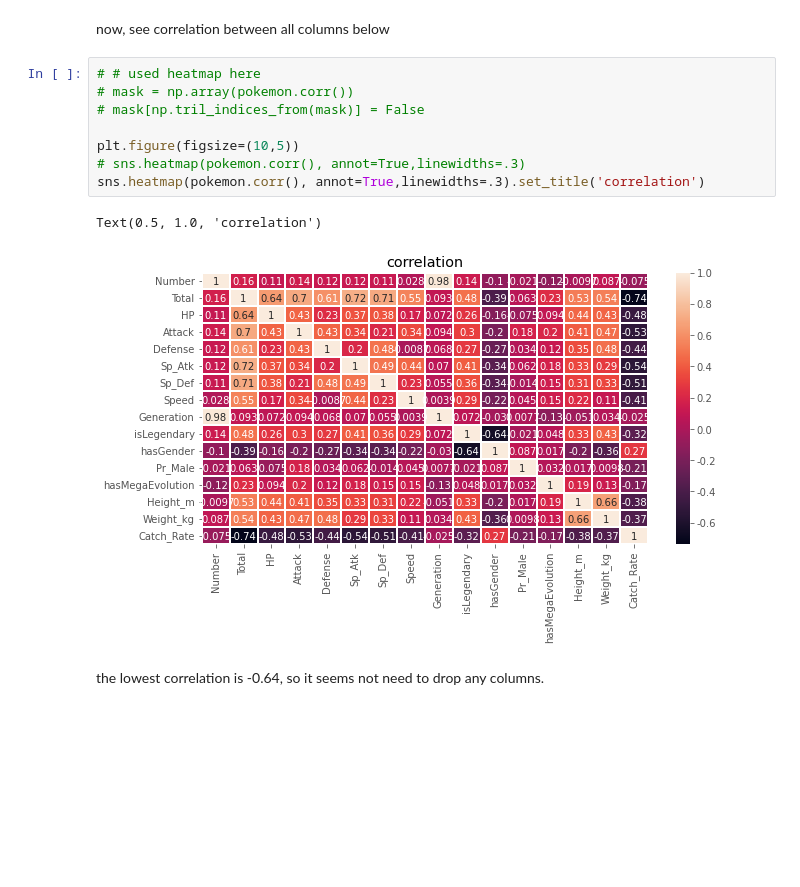
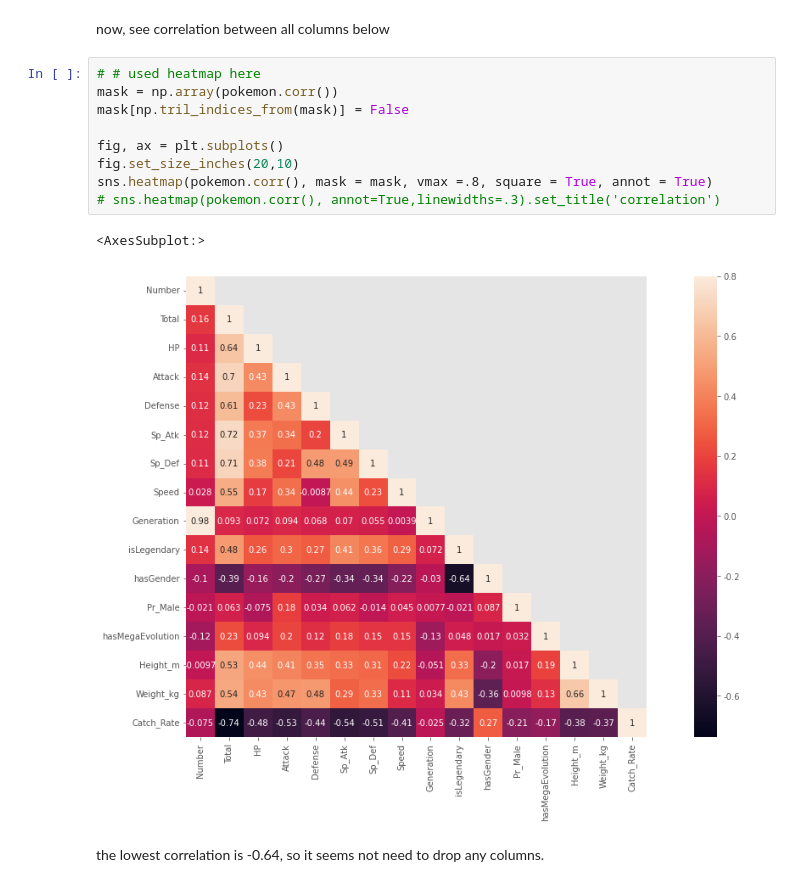
Before and after one commit to MarsSeo/kaggle, a Jupyter notebook: pokemon-data-visualization-is-or-not-legendary.ipynb, the cells around one changed output. Saved outputs shown, nothing was run; the diff lists cells and outputs as text; blank space fills up the shorter version.

Commit message:
Kaggle Notebook | 💥data analysis on pokemon data(is or not legend) | Version 16

```diff
--- a/pokemon-data-visualization-is-or-not-legendary.ipynb
+++ b/pokemon-data-visualization-is-or-not-legendary.ipynb
@@ -125,15 +125,16 @@ pokemon = pokemon.drop(['Type_2', 'Egg_Group_2'],axis=1)
 now, see correlation between all columns below
 # %%
 # # used heatmap here
-# mask = np.array(pokemon.corr())
-# mask[np.tril_indices_from(mask)] = False
+mask = np.array(pokemon.corr())
+mask[np.tril_indices_from(mask)] = False
 
-plt.figure(figsize=(10,5))
-# sns.heatmap(pokemon.corr(), annot=True,linewidths=.3)
-sns.heatmap(pokemon.corr(), annot=True,linewidths=.3).set_title('correlation')
+fig, ax = plt.subplots()
+fig.set_size_inches(20,10)
+sns.heatmap(pokemon.corr(), mask = mask, vmax =.8, square = True, annot = True)
+# sns.heatmap(pokemon.corr(), annot=True,linewidths=.3).set_title('correlation')
 # %% [output]
-Text(0.5, 1.0, 'correlation')
+<AxesSubplot:>
-[figure, old version]
+[figure, new version]
 # %% [markdown]
 the lowest correlation is -0.64, so it seems not need to drop any columns.
 # %% [markdown]
```
Also changed, not shown: parts of 4 cells of this notebook.
